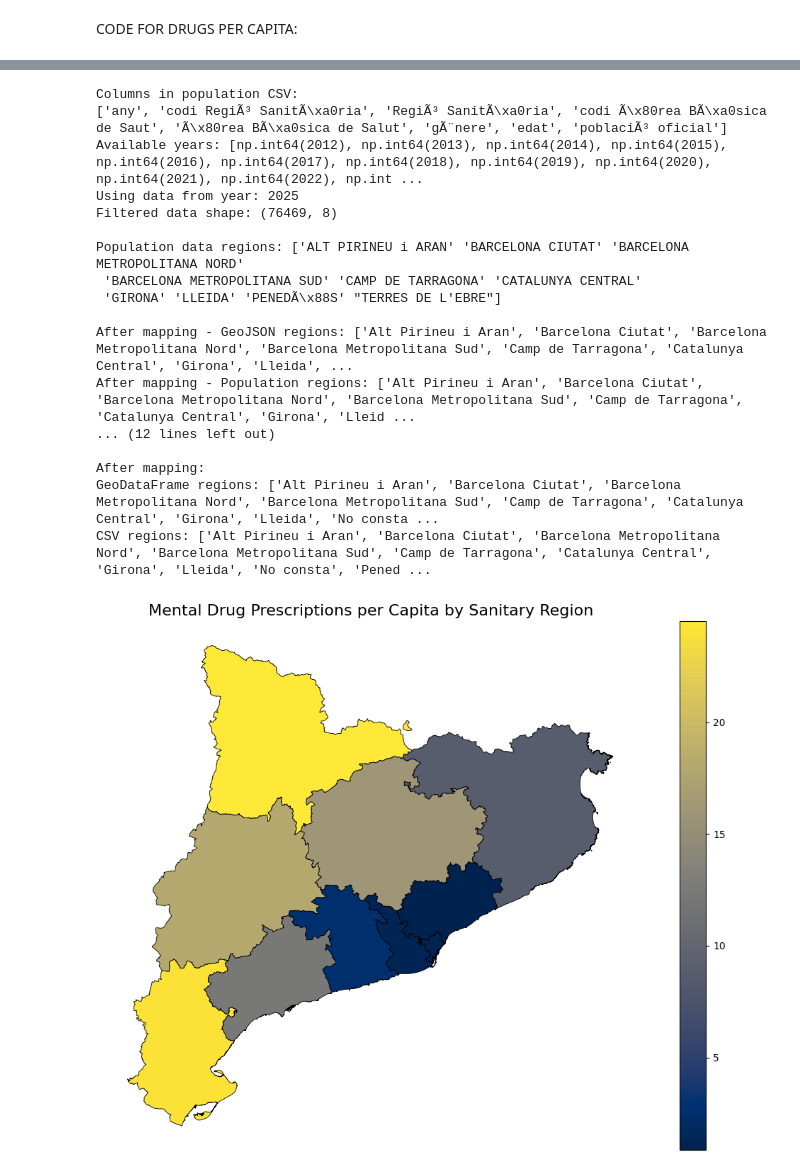
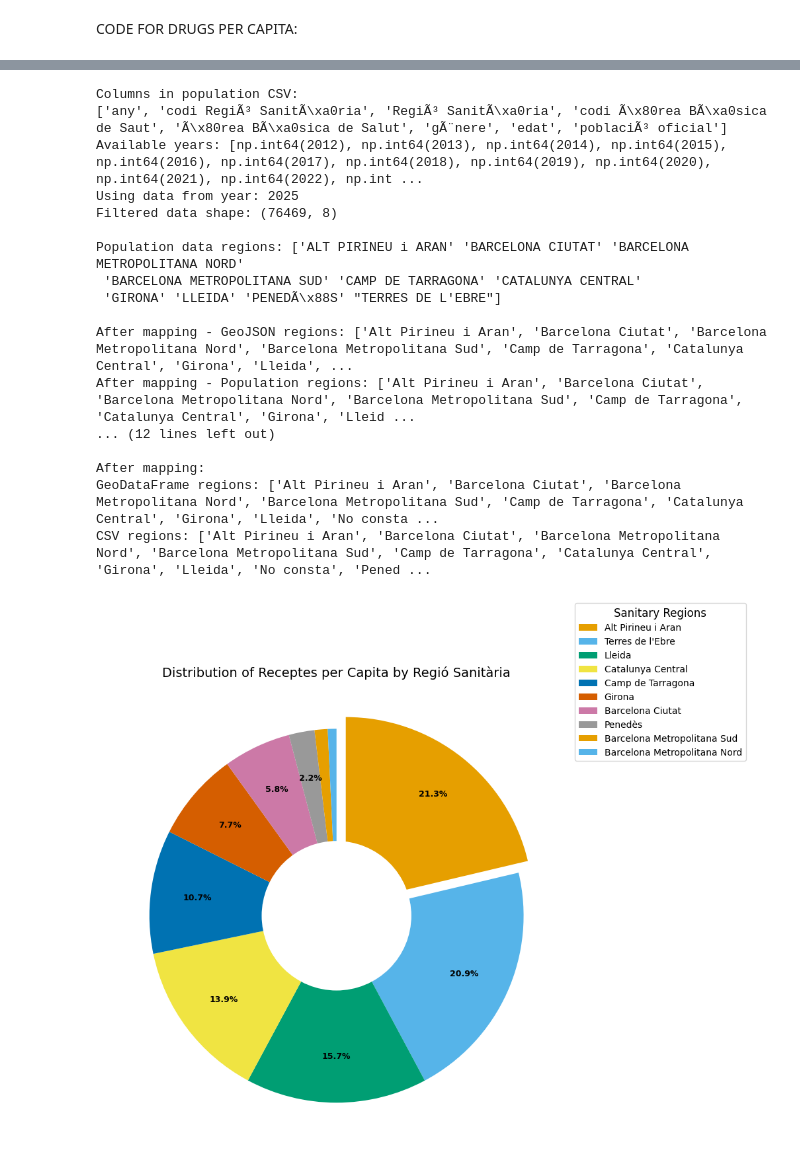
Before and after one commit to GerardArgany/AVBD_Medical_Receipts, a Jupyter notebook: Code_map_drugs_and_pop.ipynb, the cells around one changed output, grey strips where cells are left out. Saved outputs shown, nothing was run; the diff lists cells and outputs as text; code cells hidden in the pictures.

Commit message:
More visualizations and analysis on the geographic approach

```diff
--- a/Code_map_drugs_and_pop.ipynb
+++ b/Code_map_drugs_and_pop.ipynb
@@ -368,6 +277,8 @@ CODE FOR DRUGS PER CAPITA:
 import pandas as pd
 import geopandas as gpd
 import matplotlib.pyplot as plt
+from scipy import stats
+import numpy as np
 
 # 1. GeoJSON
 
@@ -434,6 +345,11 @@ region_mapping = {
 # Apply mapping to population data
 population_by_region['Regió Sanitària'] = population_by_region['Regió Sanitària'].map(region_mapping)
 population_by_region = population_by_region.dropna(subset=['Regió Sanitària'])
+population_by_region = (
+    population_by_region
+    .groupby('Regió Sanitària', as_index=False)['població oficial']
+    .sum()
+)
 
 print(f"\nAfter mapping - GeoJSON regions: {sorted(gdf['Regió Sanitària'].unique())}")
 print(f"After mapping - Population regions: {sorted(population_by_region['Regió Sanitària'].unique())}")
@@ -502,6 +418,12 @@ summed_by_region['regió sanitària'] = summed_by_region['regió sanitària'].ma
 # Remove any rows that couldn't be mapped (if any)
 summed_by_region = summed_by_region.dropna(subset=['regió sanitària'])
 
+summed_by_region = (
+    summed_by_region
+    .groupby('regió sanitària', as_index=False)['nombre de receptes']
+    .sum()
+)
+
 print("\nAfter mapping:")
 print(f"GeoDataFrame regions: {sorted(gdf['Regió Sanitària'].unique())}")
 print(f"CSV regions: {sorted(summed_by_region['regió sanitària'].unique())}")
@@ -511,6 +433,65 @@ summed_by_region = summed_by_region.rename(columns={"regió sanitària": "Regió
 merged = merged_gdf.merge(summed_by_region, on="Regió Sanitària", how="left")
 
 merged["receptes_per_capita"] = merged["nombre de receptes"] / merged["població oficial"]
+
+# Pie-chart graph of the prescriptions per capita by region
+label_map = {
+    "Barcelona Ciutat": "BCN City",
+    "Barcelona Metropolitana Nord": "BCN Metro N",
+    "Barcelona Metropolitana Sud": "BCN Metro S",
+    "Catalunya Central": "Catalunya Central",
+    "Camp de Tarragona": "Tarragona",
+    "Girona": "Girona",
+    "Penedès": "Penedès",
+    "Terres de l'Ebre": "Terres de l'Ebre",
+    "Alt Pirineu i Aran": "Alt Pirineu i Aran",
+    "Lleida": "Lleida"
+}
+pie_df = merged[['Regió Sanitària', 'receptes_per_capita']].copy()
+pie_df = pie_df.dropna(subset=['receptes_per_capita'])
+pie_df = pie_df.sort_values('receptes_per_capita', ascending=False)
+pie_values = pie_df['receptes_per_capita'] / pie_df['receptes_per_capita'].sum()
+pie_df['Regió Sanitària Renamed'] = pie_df['Regió Sanitària'].map(label_map).fillna(pie_df['Regió Sanitària'])
+
+# explode only the largest slice (first after sorting)
+explode = [0.08] + [0] * (len(pie_values) - 1)
+# ---- 2. Colorblind-safe palette (Okabe–Ito) ----
+okabe_ito = [
+    "#E69F00", "#56B4E9", "#009E73", "#F0E442",
+    "#0072B2", "#D55E00", "#CC79A7", "#999999"
+]
+# If you have more regions than 8, repeat palette
+colors = (okabe_ito * ((len(pie_values) // len(okabe_ito)) + 1))[:len(pie_values)]
+# ---- 3. Plot ----
+fig, ax = plt.subplots(figsize=(10, 10))
+wedges, texts, autotexts = ax.pie(
+    pie_values,
+    autopct=lambda p: f'{p:.1f}%' if p >= 2.2 else '',
+    explode=explode,
+    colors=colors,
+    pctdistance=0.75,       # move percent labels inward
+    labeldistance=1.05,     # move region labels outward -> reduces overlap
+    startangle=90,
+    counterclock=False
+)
+# ---- 4. Improving label readability ----
+plt.setp(texts, fontsize=10)
+plt.setp(autotexts, fontsize=9, weight='bold')
+# Optional donut-style center circle (helps readability)
+centre = plt.Circle((0, 0), 0.40, fc='white')
+ax.add_artist(centre)
+ax.set_title('Distribution of Receptes per Capita by Regió Sanitària', fontsize=14)
+ax.legend(
+    wedges,
+    pie_df['Regió Sanitària'],
+    title="Sanitary Regions",
+    loc="center left",
+    bbox_to_anchor=(1, 1),
+    fontsize=10,
+    title_fontsize=12
+)
+plt.tight_layout()
+plt.show()
 
 # 6. Plot heatmap
 
@@ -539,31 +520,31 @@ plt.show()
 5 sexe
 6 codi del grup ATC nivell 1
 7 grup ATC nivell 1
 8 codi del grup ATC nivell 2
 9 grup ATC nivell 2
 10 codi del grup ATC nivell 3
 11 grup ATC nivell 3
 12 codi del grup ATC nivell 4
 13 grup ATC nivell 4
 14 nombre de receptes
 15 nombre d'envasos
 16 import Ã­ntegre
 17 import aportaciÃ³ CatSalut
 Columns in population CSV:
 ['any', 'codi RegiÃ³ SanitÃ\xa0ria', 'RegiÃ³ SanitÃ\xa0ria', 'codi Ã\x80rea BÃ\xa0sica de Saut', 'Ã\x80rea BÃ\xa0sica de Salut', 'gÃ¨nere', 'edat', 'poblaciÃ³ oficial']
 Available years: [np.int64(2012), np.int64(2013), np.int64(2014), np.int64(2015), np.int64(2016), np.int64(2017), np.int64(2018), np.int64(2019), np.int64(2020), np.int64(2021), np.int64(2022), np.int ...
 Using data from year: 2025
 Filtered data shape: (76469, 8)
 
 Population data regions: ['ALT PIRINEU i ARAN' 'BARCELONA CIUTAT' 'BARCELONA METROPOLITANA NORD'
  'BARCELONA METROPOLITANA SUD' 'CAMP DE TARRAGONA' 'CATALUNYA CENTRAL'
  'GIRONA' 'LLEIDA' 'PENEDÃ\x88S' "TERRES DE L'EBRE"]
 
 After mapping - GeoJSON regions: ['Alt Pirineu i Aran', 'Barcelona Ciutat', 'Barcelona Metropolitana Nord', 'Barcelona Metropolitana Sud', 'Camp de Tarragona', 'Catalunya Central', 'Girona', 'Lleida', ...
 After mapping - Population regions: ['Alt Pirineu i Aran', 'Barcelona Ciutat', 'Barcelona Metropolitana Nord', 'Barcelona Metropolitana Sud', 'Camp de Tarragona', 'Catalunya Central', 'Girona', 'Lleid ...
 ... (12 lines left out)
 
 After mapping:
 GeoDataFrame regions: ['Alt Pirineu i Aran', 'Barcelona Ciutat', 'Barcelona Metropolitana Nord', 'Barcelona Metropolitana Sud', 'Camp de Tarragona', 'Catalunya Central', 'Girona', 'Lleida', 'No consta ...
 CSV regions: ['Alt Pirineu i Aran', 'Barcelona Ciutat', 'Barcelona Metropolitana Nord', 'Barcelona Metropolitana Sud', 'Camp de Tarragona', 'Catalunya Central', 'Girona', 'Lleida', 'No consta', 'Pened ...
-[figure, old version]
+[figure, new version]
```
Also changed, not shown: parts of 12 cells of this notebook, 1 other file.
